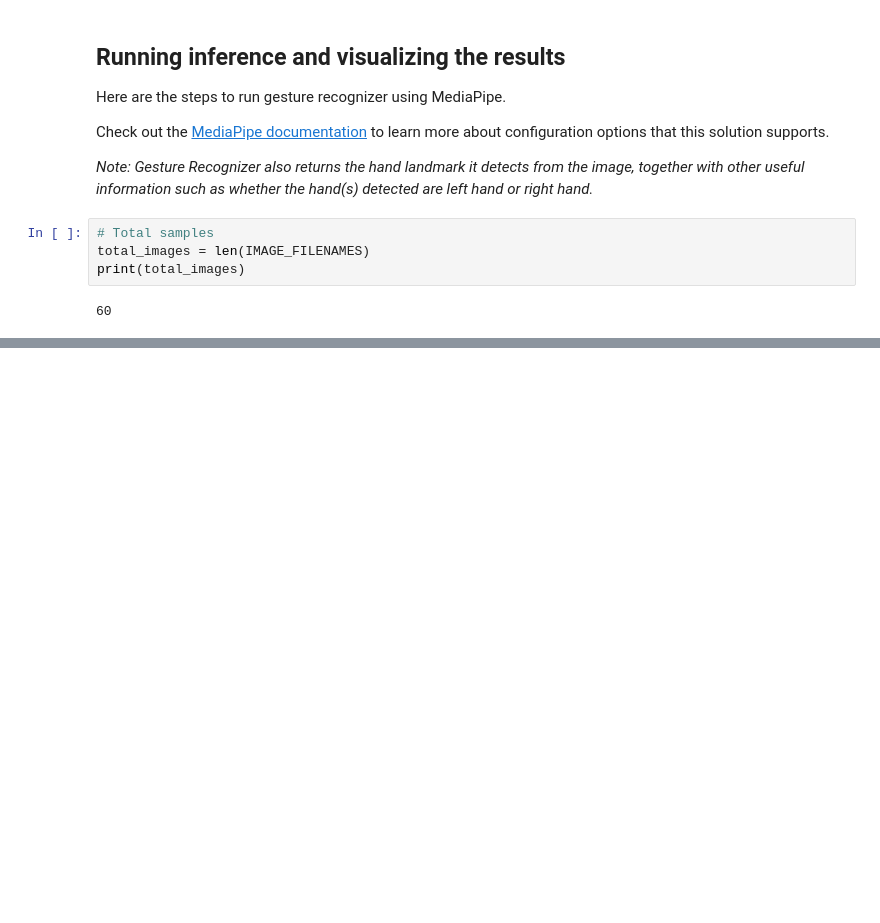
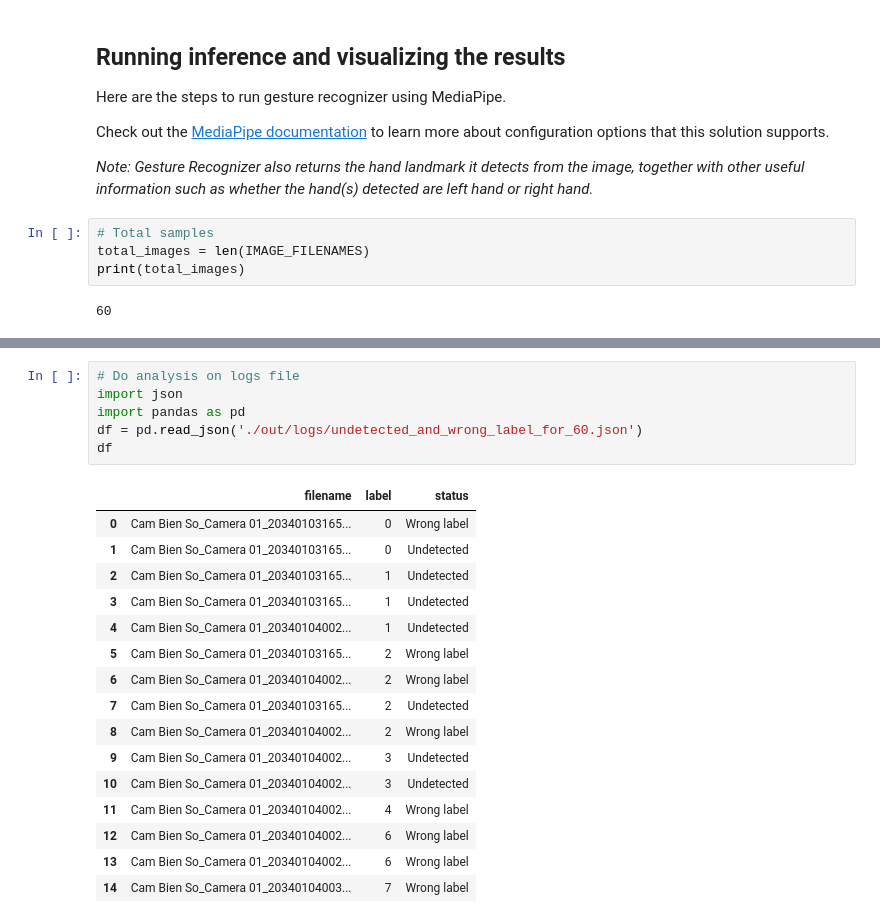
Before and after one commit to vuanhtuan1407/gesture-mediapipe, a Jupyter notebook: gesture_recognizer.ipynb, the cells around one changed output, grey strips where cells are left out. Drawn from its saved outputs; the diff is of its cells as text; blank space fills up the shorter version.

```diff
--- a/gesture_recognizer.ipynb
+++ b/gesture_recognizer.ipynb
@@ -358,3 +358,26 @@ Number of images: 60, Number of undetected images: 7/60, Number of wrong label i
     accuracy                           0.85        53
    macro avg       0.90      0.86      0.86        53
 weighted avg       0.90      0.85      0.86        53
+# %%
+# Do analysis on logs file
+import json
+import pandas as pd
+df = pd.read_json('./out/logs/undetected_and_wrong_label_for_60.json')
+df
+# %% [output]
+|  | filename | label | status |
+| 0 | Cam Bien So_Camera 01_20340103165... | 0 | Wrong label |
+| 1 | Cam Bien So_Camera 01_20340103165... | 0 | Undetected |
+| 2 | Cam Bien So_Camera 01_20340103165... | 1 | Undetected |
+| 3 | Cam Bien So_Camera 01_20340103165... | 1 | Undetected |
+| 4 | Cam Bien So_Camera 01_20340104002... | 1 | Undetected |
+| 5 | Cam Bien So_Camera 01_20340103165... | 2 | Wrong label |
+| 6 | Cam Bien So_Camera 01_20340104002... | 2 | Wrong label |
+| 7 | Cam Bien So_Camera 01_20340103165... | 2 | Undetected |
+| 8 | Cam Bien So_Camera 01_20340104002... | 2 | Wrong label |
+| 9 | Cam Bien So_Camera 01_20340104002... | 3 | Undetected |
+| 10 | Cam Bien So_Camera 01_20340104002... | 3 | Undetected |
+| 11 | Cam Bien So_Camera 01_20340104002... | 4 | Wrong label |
+| 12 | Cam Bien So_Camera 01_20340104002... | 6 | Wrong label |
+| 13 | Cam Bien So_Camera 01_20340104002... | 6 | Wrong label |
+| 14 | Cam Bien So_Camera 01_20340104003... | 7 | Wrong label |
```
Also changed, not shown: parts of 1 cell of this notebook, 4 other files.
